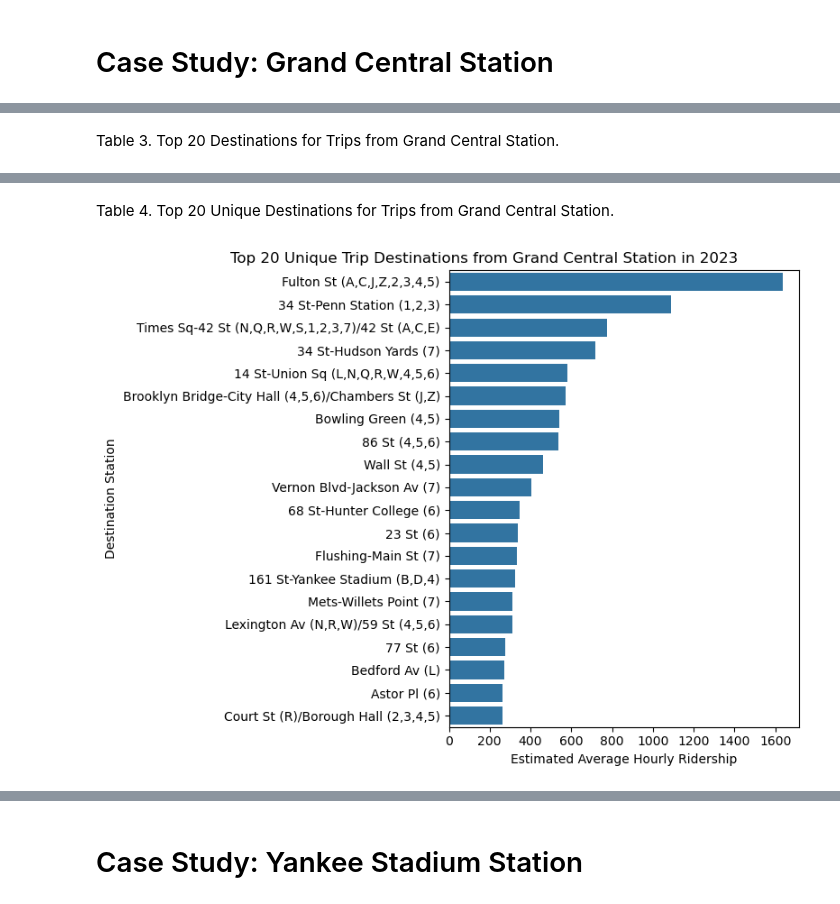
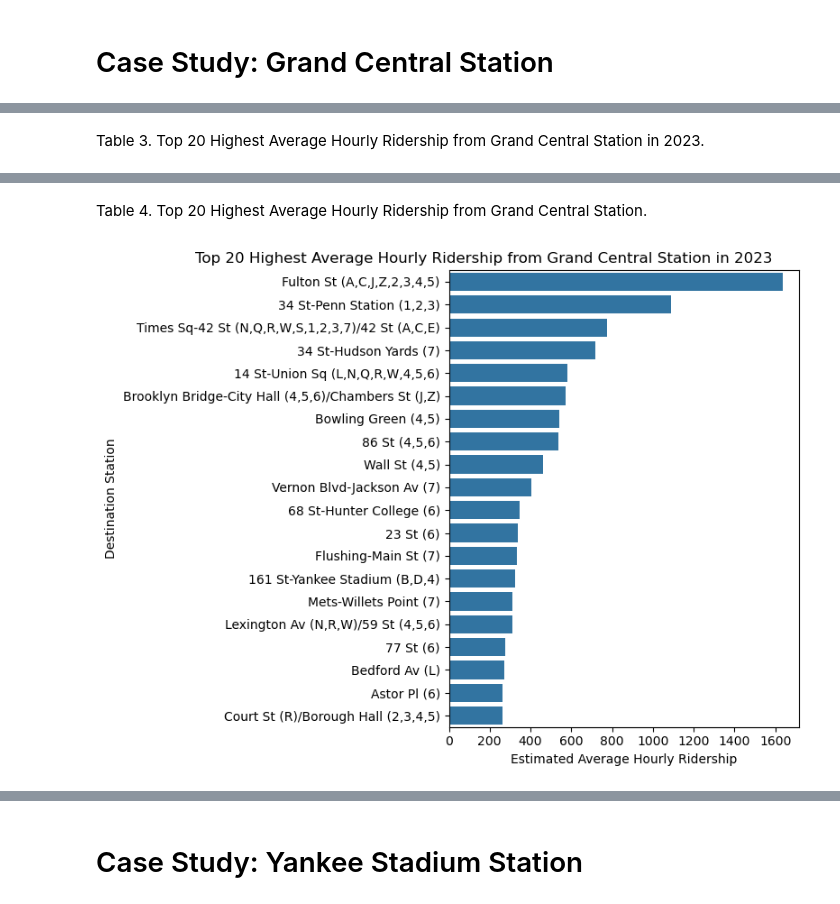
Before and after one commit to mebauer/mta-data, a Jupyter notebook: subway-trips.ipynb, the cells around one changed output, grey strips where cells are left out. Saved outputs shown, nothing was run; the diff lists cells and outputs as text; code cells hidden in the pictures.

```diff
--- a/subway-trips.ipynb
+++ b/subway-trips.ipynb
@@ -251,7 +258,7 @@ con.sql("""
 | 18 | Grand Central-42 St (S,4,5,6,7) | Fulton St (A,C,J,Z,2,3,4,5) | 1323.7310 | 4 | Wednesday | 8 |
 | 19 | Grand Central-42 St (S,4,5,6,7) | Fulton St (A,C,J,Z,2,3,4,5) | 1321.1548 | 7 | Thursday | 8 |
 # %% [markdown]
-Table 3. Top 20 Destinations for Trips from Grand Central Station.
+Table 3. Top 20 Highest Average Hourly Ridership from Grand Central Station in 2023.
 # %%
 grand_central_top = con.sql("""
     SELECT
@@ -288,27 +295,27 @@ grand_central_top
 | 18 | Grand Central-42 St (S,4,5,6,7) | Astor Pl (6) | 264.7826 | 10 | Tuesday | 18 |
 | 19 | Grand Central-42 St (S,4,5,6,7) | Court St (R)/Borough Hall (2,3,4,5) | 264.5372 | 10 | Tuesday | 17 |
 # %% [markdown]
-Table 4. Top 20 Unique Destinations for Trips from Grand Central Station.
+Table 4. Top 20 Highest Average Hourly Ridership from Grand Central Station.
 # %%
 fig, ax = plt.subplots(figsize=(8, 6))
 
 sns.barplot(
     data=grand_central_top,
     y='destination_station_complex_name',
     x='estimated_average_ridership',
     color='C0',
     ax=ax
 )
 
 plt.title(
-    'Top 20 Unique Trip Destinations from Grand Central Station in 2023',
+    'Top 20 Highest Average Hourly Ridership from Grand Central Station in 2023',
     fontsize=12, x=.1
 )
 plt.xlabel('Estimated Average Hourly Ridership')
 plt.ylabel('Destination Station')
 
 plt.tight_layout()
 plt.savefig('figures/grand-central-destinations.png', dpi=200, bbox_inches='tight')
 # %% [output]
-[figure, old version]
+[figure, new version]
 # %% [markdown]
```
Also changed, not shown: parts of 17 cells of this notebook, 5 other files.
